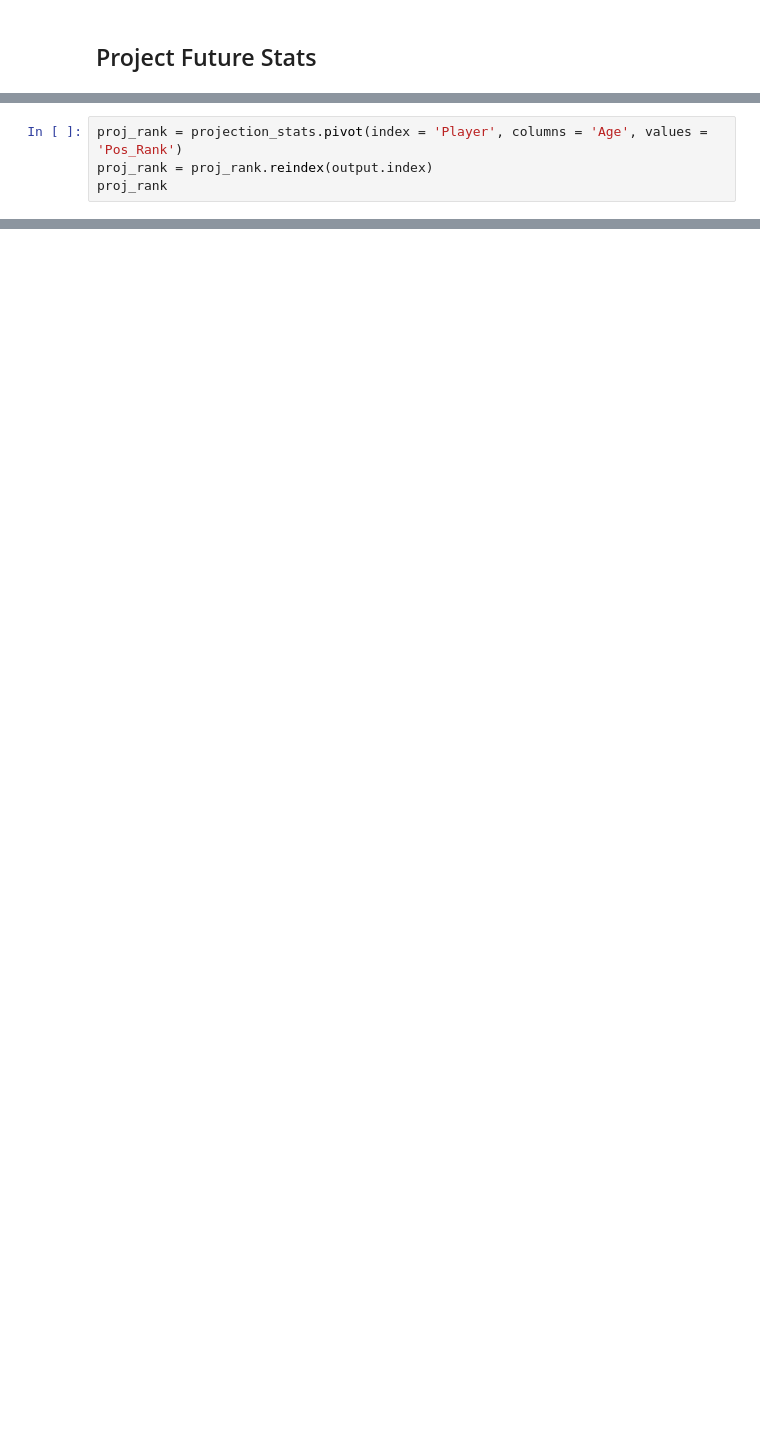
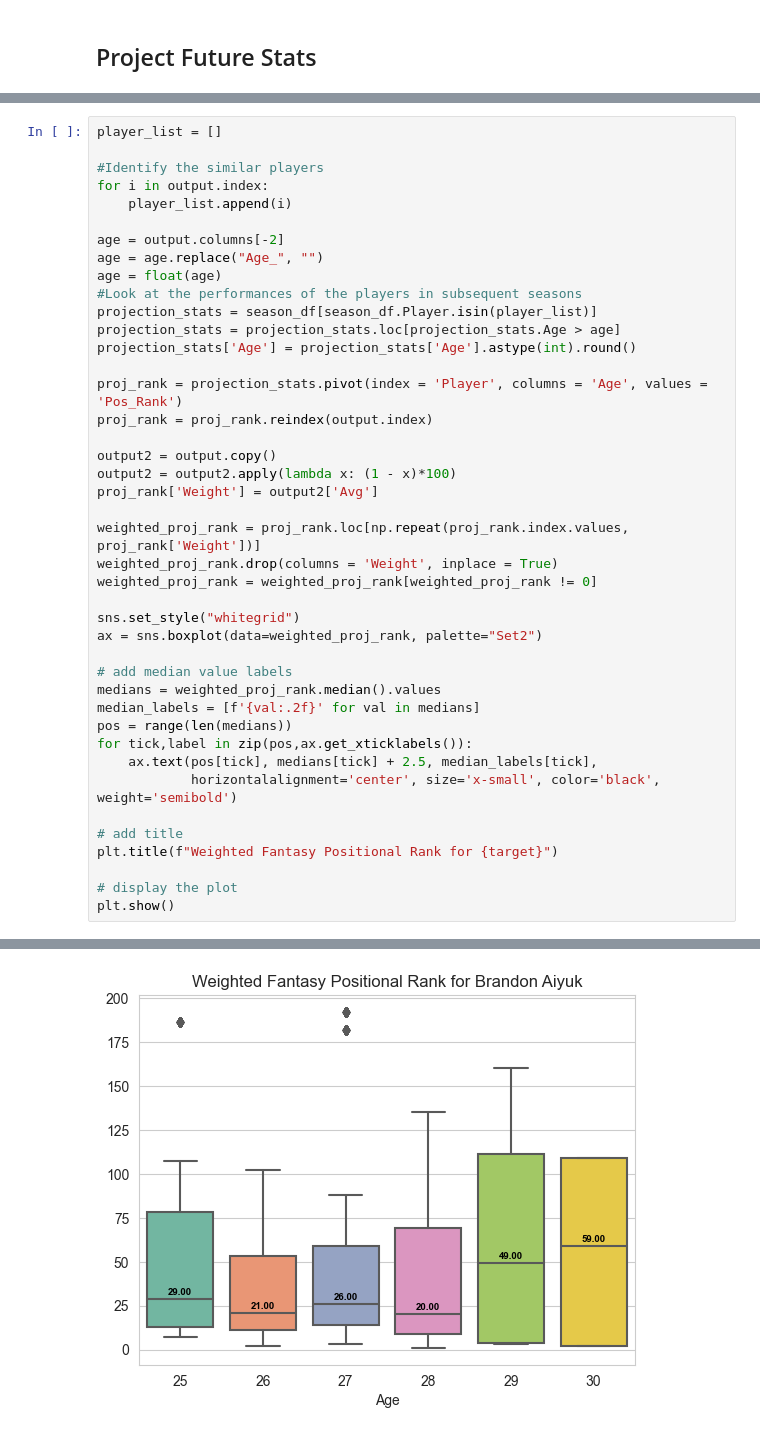
Before and after one commit to peteryushunli/nfl_player_similarity, a Jupyter notebook: Fantasy_Player_Similarity_Model.ipynb, the cells around one changed output, grey strips where cells are left out. Cells and saved outputs as stored; diff of their text form; blank space fills up the shorter version.

```diff
--- a/Fantasy_Player_Similarity_Model.ipynb
+++ b/Fantasy_Player_Similarity_Model.ipynb
@@ -271,5 +299,43 @@ proj_points[25.0].multiply(weight['weight']).sum()
 # %%
+player_list = []
+
+#Identify the similar players
+for i in output.index:
+    player_list.append(i)
+
+age = output.columns[-2]
+age = age.replace("Age_", "")
+age = float(age)
+#Look at the performances of the players in subsequent seasons
+projection_stats = season_df[season_df.Player.isin(player_list)]
+projection_stats = projection_stats.loc[projection_stats.Age > age]
+projection_stats['Age'] = projection_stats['Age'].astype(int).round()
+
 proj_rank = projection_stats.pivot(index = 'Player', columns = 'Age', values = 'Pos_Rank')
 proj_rank = proj_rank.reindex(output.index)
-proj_rank
+
+output2 = output.copy()
+output2 = output2.apply(lambda x: (1 - x)*100)
+proj_rank['Weight'] = output2['Avg']
+
+weighted_proj_rank = proj_rank.loc[np.repeat(proj_rank.index.values, proj_rank['Weight'])]
+weighted_proj_rank.drop(columns = 'Weight', inplace = True)
+weighted_proj_rank = weighted_proj_rank[weighted_proj_rank != 0]
+
+sns.set_style("whitegrid")
+ax = sns.boxplot(data=weighted_proj_rank, palette="Set2")
+
+# add median value labels
+medians = weighted_proj_rank.median().values
+median_labels = [f'{val:.2f}' for val in medians]
+pos = range(len(medians))
+for tick,label in zip(pos,ax.get_xticklabels()):
+    ax.text(pos[tick], medians[tick] + 2.5, median_labels[tick],
+            horizontalalignment='center', size='x-small', color='black', weight='semibold')
+
+# add title
+plt.title(f"Weighted Fantasy Positional Rank for {target}")
+
+# display the plot
+plt.show()
 # %% [output]
@@ -293,0 +342 @@ proj_rank
+[figure, added]
```
Also changed, not shown: parts of 15 cells of this notebook, 1 other file.
